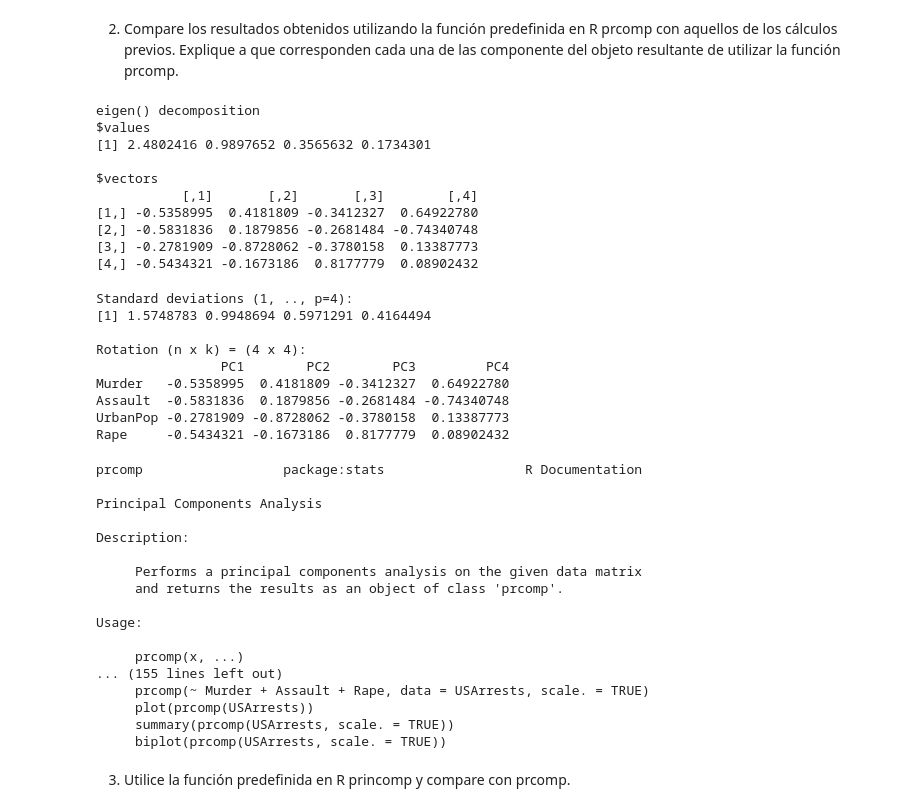
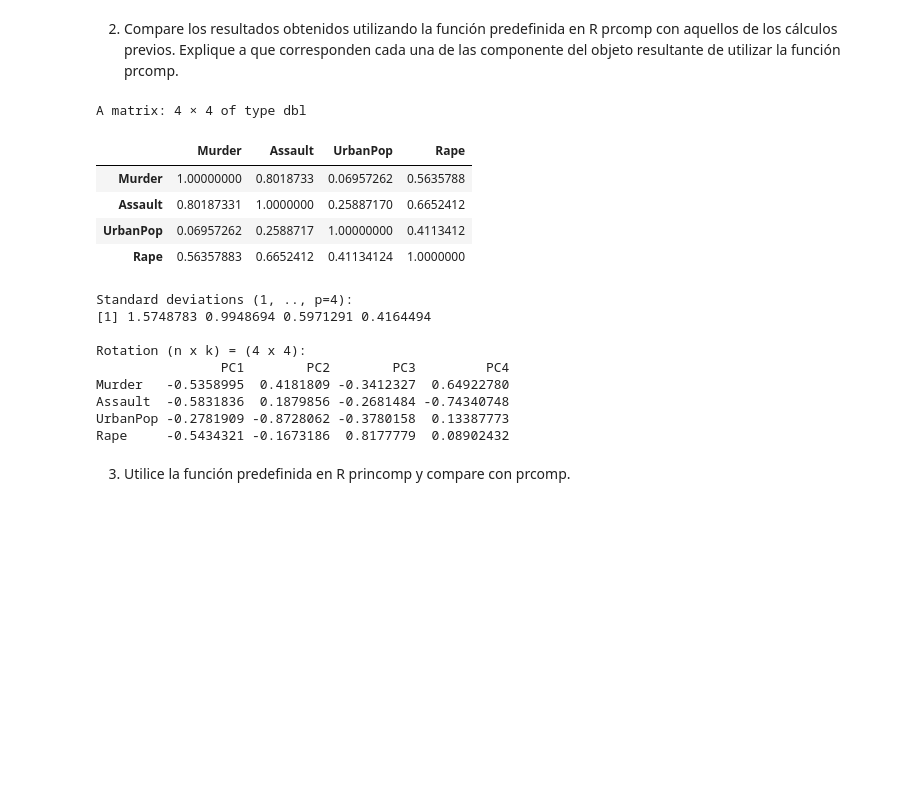
Before and after one commit to Nicol-Huaiquil/INFO257_PCA, a Jupyter notebook: PCA/PCA.ipynb, the cells around one changed output. Saved outputs shown, nothing was run; the diff lists cells and outputs as text; code cells hidden in the pictures; blank space fills up the shorter version.

```diff
--- a/PCA/PCA.ipynb
+++ b/PCA/PCA.ipynb
@@ -443,30 +443,26 @@ A data.frame: 50 × 3
 2. Compare los resultados obtenidos utilizando la función predefinida en R prcomp con aquellos de los cálculos previos. Explique a que corresponden cada una de las componente del objeto resultante de utilizar la función prcomp.
 # %%
 #Respuesta
-#Datos sin escalar
+#Datos sin prcomp
 arrests.cov <- cov(scaled_df)
-arrests.eigen <- eigen(arrests.cov)
-arrests.eigen
+arrests.cov
 
-#Datos escalados
-help(prcomp)
+#Datos con prcomp
 pca_res <- prcomp(USArrests, scale = TRUE)
 pca_res
 
-#Se escalan los valores y vectores propios de la matriz de covarianzas empírica
 #Las filas corresponden a los motivos de asaltos en USA
 #Las columnas corresponden al lugar donde el motivo de asalto intersecta a los vectores correspondientes
+#prcomp() calcula automáticamente el valor de las componentes principales
+#con los datos escalados centra las variables para que tengan media cero y desviación estándar igual a uno
+#En la siguiente pregunta se detallan todos los argumentos que tiene la función "prcomp"
 # %% [output]
-eigen() decomposition
-$values
-[1] 2.4802416 0.9897652 0.3565632 0.1734301
-
-$vectors
-           [,1]       [,2]       [,3]        [,4]
-[1,] -0.5358995  0.4181809 -0.3412327  0.64922780
-[2,] -0.5831836  0.1879856 -0.2681484 -0.74340748
-[3,] -0.2781909 -0.8728062 -0.3780158  0.13387773
-[4,] -0.5434321 -0.1673186  0.8177779  0.08902432
+A matrix: 4 × 4 of type dbl
+|  | Murder | Assault | UrbanPop | Rape |
+| Murder | 1.00000000 | 0.8018733 | 0.06957262 | 0.5635788 |
+| Assault | 0.80187331 | 1.0000000 | 0.25887170 | 0.6652412 |
+| UrbanPop | 0.06957262 | 0.2588717 | 1.00000000 | 0.4113412 |
+| Rape | 0.56357883 | 0.6652412 | 0.41134124 | 1.0000000 |
 Standard deviations (1, .., p=4):
 [1] 1.5748783 0.9948694 0.5971291 0.4164494
 
@@ -476,22 +472,5 @@ Murder   -0.5358995  0.4181809 -0.3412327  0.64922780
 Assault  -0.5831836  0.1879856 -0.2681484 -0.74340748
 UrbanPop -0.2781909 -0.8728062 -0.3780158  0.13387773
 Rape     -0.5434321 -0.1673186  0.8177779  0.08902432
-prcomp                  package:stats                  R Documentation
-
-Principal Components Analysis
-
-Description:
-
-     Performs a principal components analysis on the given data matrix
-     and returns the results as an object of class 'prcomp'.
-
-Usage:
-
-     prcomp(x, ...)
-... (155 lines left out)
-     prcomp(~ Murder + Assault + Rape, data = USArrests, scale. = TRUE)
-     plot(prcomp(USArrests))
-     summary(prcomp(USArrests, scale. = TRUE))
-     biplot(prcomp(USArrests, scale. = TRUE))
 # %% [markdown]
 3. Utilice la función predefinida en R princomp y compare con prcomp.
```
Also changed, not shown: parts of 5 cells of this notebook.
